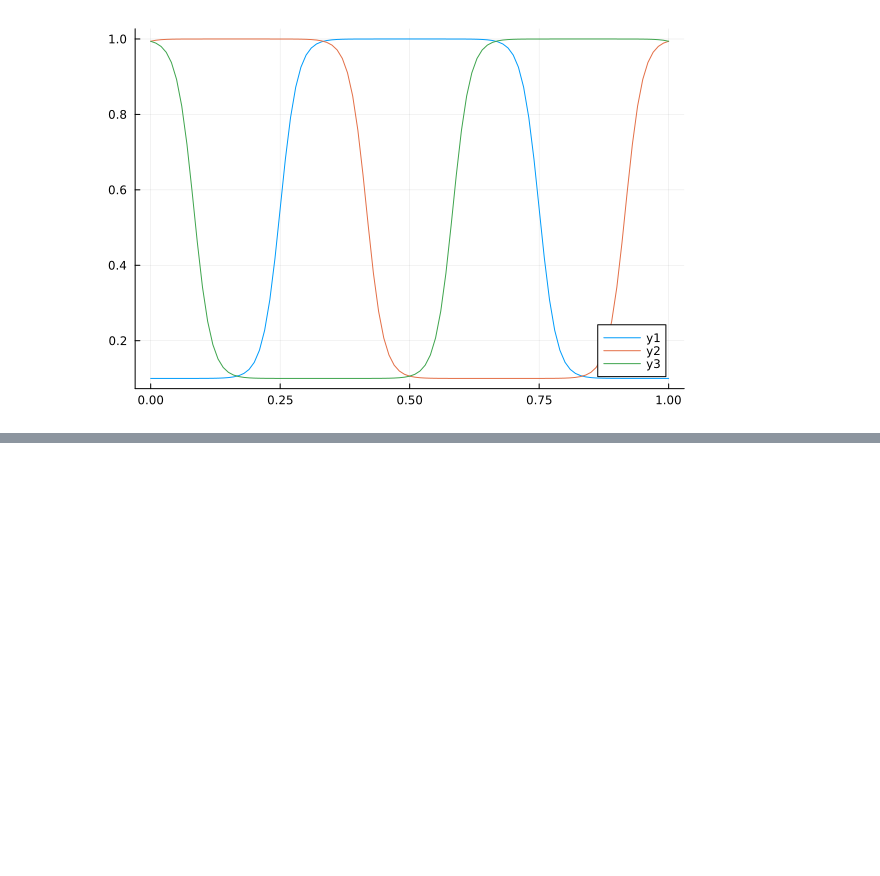
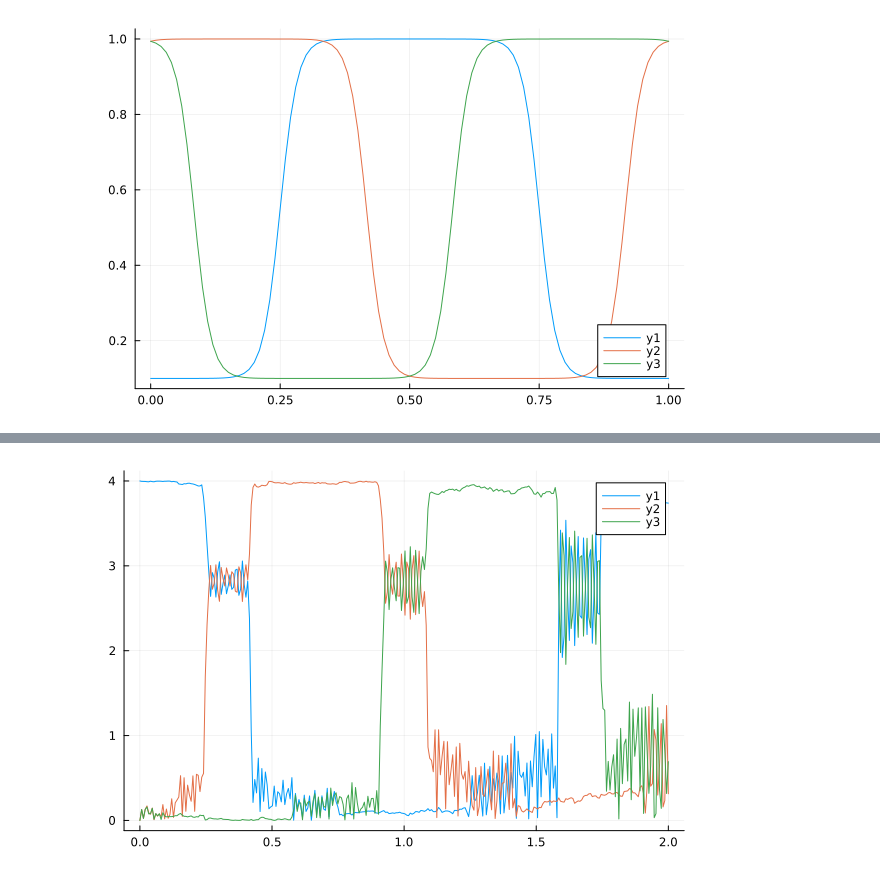
Before and after one commit to cvsvensson/QuantumDots.jl, a Jupyter notebook: examples/braiding.ipynb, the cells around one changed output, grey strips where cells are left out. Drawn from its saved outputs; the diff is of its cells as text; code cells hidden in the pictures; blank space fills up the shorter version.

```diff
--- a/examples/braiding.ipynb
+++ b/examples/braiding.ipynb
@@ -119,0 +179,4 @@ plot(ts ./ T, projs)
+# %%
+plot(ts ./ T, sdeprojs)
+# %% [output]
+[figure, added]
```
Also changed, not shown: parts of 17 cells of this notebook, 1 other file.
